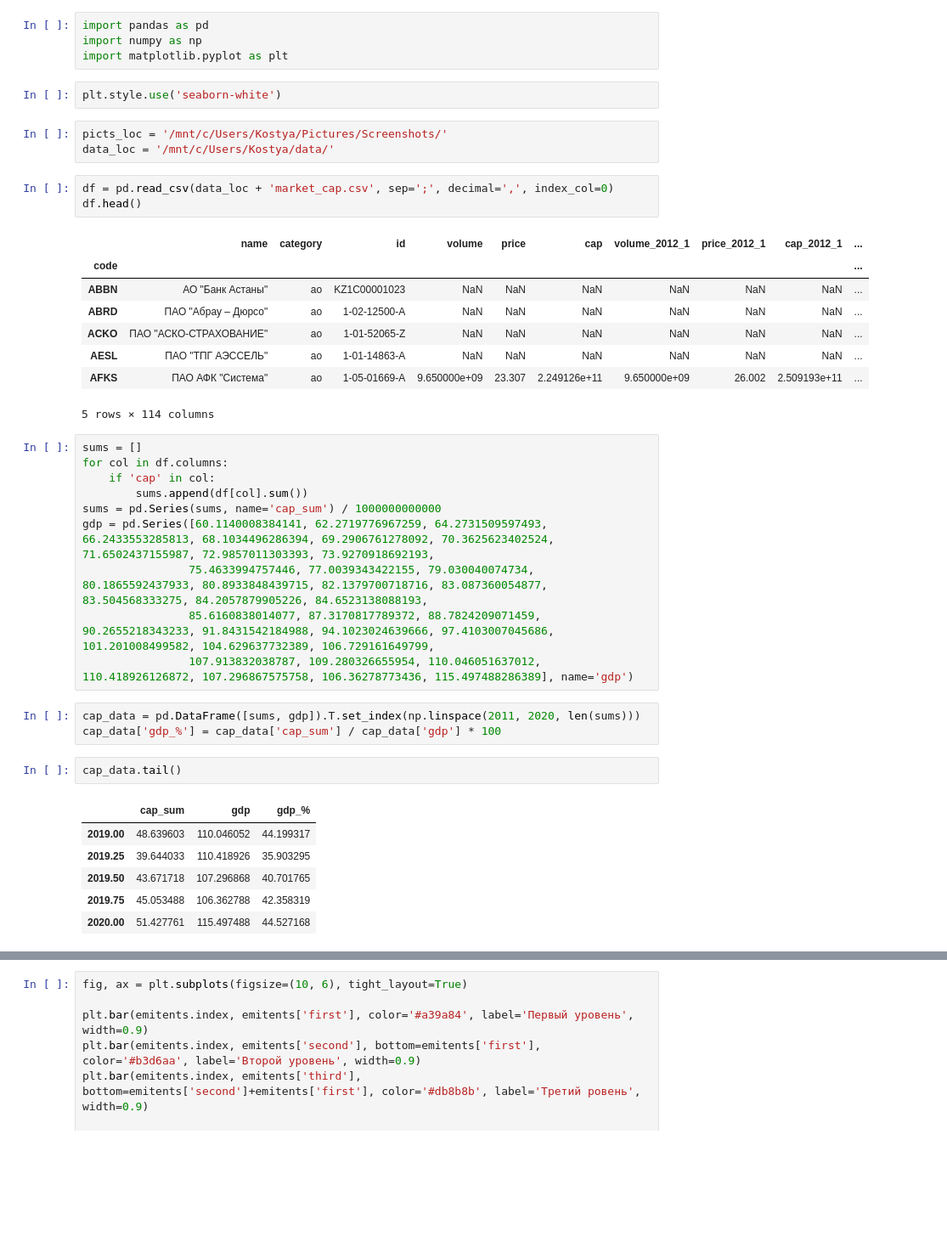
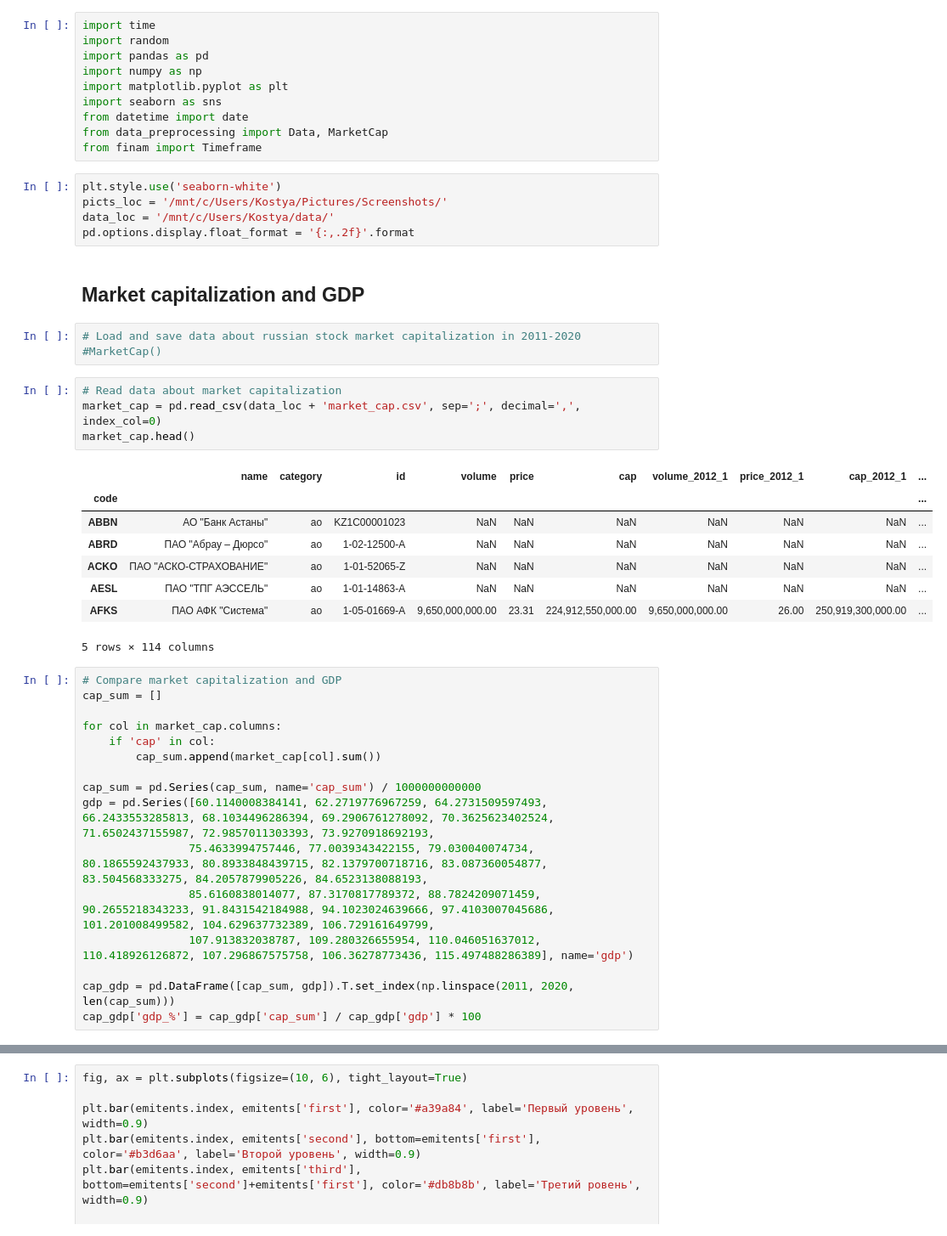
Before and after one commit to kostya-gh/stocks_prediction, a Jupyter notebook: market_cap.ipynb, the cells around one changed output, grey strips where cells are left out. Shown at 85% size. Drawn from its saved outputs; the diff is of its cells as text; blank space fills up the shorter version.

```diff
--- a/market_cap.ipynb
+++ b/market_cap.ipynb
@@ -3,46 +5,52 @@
 # %%
+import time
+import random
 import pandas as pd
 import numpy as np
 import matplotlib.pyplot as plt
+import seaborn as sns
+from datetime import date
+from data_preprocessing import Data, MarketCap
+from finam import Timeframe
-# %%
-plt.style.use('seaborn-white')
 # %%
+plt.style.use('seaborn-white')
 picts_loc = '/mnt/c/Users/Kostya/Pictures/Screenshots/'
 data_loc = '/mnt/c/Users/Kostya/data/'
+pd.options.display.float_format = '{:,.2f}'.format
+# %% [markdown]
+## Market capitalization and GDP
+# %%
+# Load and save data about russian stock market capitalization in 2011-2020
+#MarketCap()
 # %%
-df = pd.read_csv(data_loc + 'market_cap.csv', sep=';', decimal=',', index_col=0)
-df.head()
+# Read data about market capitalization
+market_cap = pd.read_csv(data_loc + 'market_cap.csv', sep=';', decimal=',', index_col=0)
+market_cap.head()
 # %% [output]
 |  | name | category | id | volume | price | cap | volume_2012_1 | price_2012_1 | cap_2012_1 | ... |
 | code |  |  |  |  |  |  |  |  |  | ... |
 | ABBN | АО "Банк Астаны" | aо | KZ1C00001023 | NaN | NaN | NaN | NaN | NaN | NaN | ... |
 | ABRD | ПАО "Абрау – Дюрсо" | aо | 1-02-12500-A | NaN | NaN | NaN | NaN | NaN | NaN | ... |
 | ACKO | ПАО "АСКО-СТРАХОВАНИЕ" | aо | 1-01-52065-Z | NaN | NaN | NaN | NaN | NaN | NaN | ... |
 | AESL | ПАО "ТПГ АЭССЕЛЬ" | aо | 1-01-14863-A | NaN | NaN | NaN | NaN | NaN | NaN | ... |
-| AFKS | ПАО АФК "Система" | aо | 1-05-01669-A | 9.650000e+09 | 23.307 | 2.249126e+11 | 9.650000e+09 | 26.002 | 2.509193e+11 | ... |
+| AFKS | ПАО АФК "Система" | aо | 1-05-01669-A | 9,650,000,000.00 | 23.31 | 224,912,550,000.00 | 9,650,000,000.00 | 26.00 | 250,919,300,000.00 | ... |
 5 rows × 114 columns
 # %%
-sums = []
-for col in df.columns:
+# Compare market capitalization and GDP
+cap_sum = []
+
+for col in market_cap.columns:
     if 'cap' in col:
-        sums.append(df[col].sum())
-sums = pd.Series(sums, name='cap_sum') / 1000000000000
+        cap_sum.append(market_cap[col].sum())
+
+cap_sum = pd.Series(cap_sum, name='cap_sum') / 1000000000000
 gdp = pd.Series([60.1140008384141, 62.2719776967259, 64.2731509597493, 66.2433553285813, 68.1034496286394, 69.2906761278092, 70.3625623402524, 71.6502437155987, 72.9857011303393, 73.9270918692193,
                 75.4633994757446, 77.0039343422155, 79.030040074734, 80.1865592437933, 80.8933848439715, 82.1379700718716, 83.087360054877, 83.504568333275, 84.2057879905226, 84.6523138088193,
                 85.6160838014077, 87.3170817789372, 88.7824209071459, 90.2655218343233, 91.8431542184988, 94.1023024639666, 97.4103007045686, 101.201008499582, 104.629637732389, 106.729161649799,
                 107.913832038787, 109.280326655954, 110.046051637012, 110.418926126872, 107.296867575758, 106.36278773436, 115.497488286389], name='gdp')
+
+cap_gdp = pd.DataFrame([cap_sum, gdp]).T.set_index(np.linspace(2011, 2020, len(cap_sum)))
+cap_gdp['gdp_%'] = cap_gdp['cap_sum'] / cap_gdp['gdp'] * 100
-# %%
-cap_data = pd.DataFrame([sums, gdp]).T.set_index(np.linspace(2011, 2020, len(sums)))
-cap_data['gdp_%'] = cap_data['cap_sum'] / cap_data['gdp'] * 100
-# %%
-cap_data.tail()
-# %% [output]
-|  | cap_sum | gdp | gdp_% |
-| 2019.00 | 48.639603 | 110.046052 | 44.199317 |
-| 2019.25 | 39.644033 | 110.418926 | 35.903295 |
-| 2019.50 | 43.671718 | 107.296868 | 40.701765 |
-| 2019.75 | 45.053488 | 106.362788 | 42.358319 |
-| 2020.00 | 51.427761 | 115.497488 | 44.527168 |
 # %%
 fig, ax = plt.subplots(figsize=(10, 6), tight_layout=True)
 
```
Also changed, not shown: parts of 25 cells of this notebook, 1 other file.
